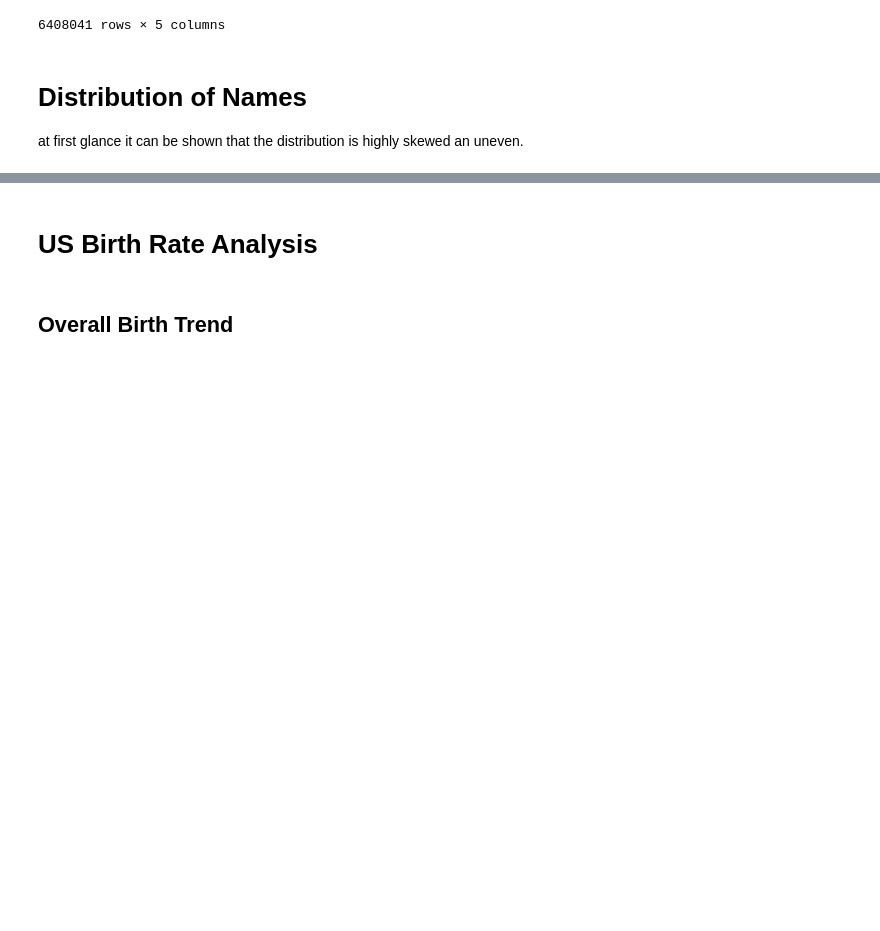
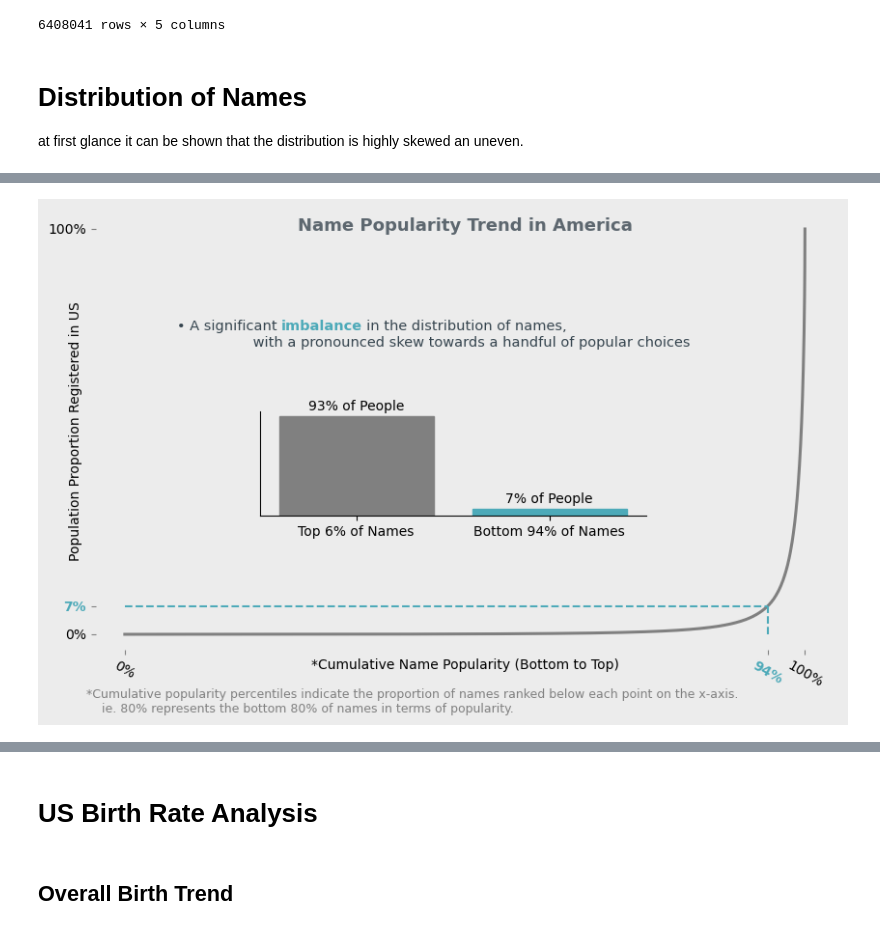
Before and after one commit to numanwaziri/NamingPatterns-Analysis, a Jupyter notebook: Analysis.ipynb, the cells around one changed output, grey strips where cells are left out. Saved outputs shown, nothing was run; the diff lists cells and outputs as text; code cells hidden in the pictures; blank space fills up the shorter version.

```diff
--- a/Analysis.ipynb
+++ b/Analysis.ipynb
@@ -230,2 +158,74 @@ ax4.text(0.04, 0.01, note, transform=fig.transFigure,
+# %%
+def transform_data(df):
+    return df.groupby("Name").Births.sum().sort_values(ascending=False)
+
+def plot_line(ax, data, topN, names,ppl, accent_color):
+# Line Plot
+    ax.set_facecolor('none')
+    sns.despine(left=True,bottom=True,ax=ax)
+    data.sort_values().cumsum().plot(color='grey',ax=ax,lw=2.2)
+    ax.set_xlabel("*Cumulative Name Popularity (Bottom to Top)",labelpad=-24)
+    ax.set_ylabel("Population Proportion Registered in US",labelpad=-26)
+    plt.setp([ax.get_xticklabels()[1],ax.get_yticklabels()[1]], color=accent_color,weight='bold')
+    x,y = ax.lines[0].get_data()
+    bottom_ppl = x[-1]-topN
+    ax.set_xticks([x[0],bottom_ppl,x[-1]],['0%',f'{100-names}%',"100%"],rotation=-30)
+    ax.set_yticks([y[0],y[bottom_ppl],y[-1]],['0%',f'{100-ppl}%',"100%"])
+    ax.hlines(y[bottom_ppl],xmin=0,xmax=bottom_ppl,ls='dashed',color=accent_color)
+    ax.vlines(bottom_ppl,ymin=0,ymax=y[bottom_ppl],ls='dashed',color=accent_color)
+    ax.tick_params(axis='both',direction='in',color="grey")
+
+def plot_barplot(ax, data, names, ppl,accent_color):
+    ax.set(xticks=[], yticks=[])
+    TopNames = (1 - (100 - names) / 100)
+    top = data.nlargest(int(len(data) * TopNames))
+    bottom = data.nsmallest(len(data) - int(len(data) * TopNames))
+    df2 = pd.Series([(top.sum() / data.sum()) * 100, (bottom.sum() / data.sum()) * 100],
+                    [f"Top {names}% of Names", f"Bottom {100 - names}% of Names"])
+    sns.despine(ax=ax)
+    sns.barplot(pd.DataFrame(df2).T, ax=ax)
+
+    for i, patch in enumerate(ax.patches):
+        x = patch.get_x() + (patch.get_width() / 2)
+        y = patch.get_height()
+        t = f"{ppl}% of People" if i == 0 else f"{100 - ppl}% of People"
+        color = "grey" if i == 0 else accent_color
+        ax.text(x, y + 6, t, ha='center')
+        patch.set_color(color)
+
+def annotate_plots(ax, title,accent_color):
+    ax.text(2.5e3, 2.5e8, "• A significant                    in the distribution of names,\n     "\
+            "            with a pronounced skew towards a handful of popular choices",
+            fontsize=10.5, ha='left', va='top', color="#36454F")
+
+    ax.text(7.5e3, 2.5e8, "imbalance", fontsize=10.5, ha='left', va='top', color=accent_color, weight='bold')
+
+    ax.text(0.5, 0.96, title, size=13, weight='bold', color="#5D676F",
+        ha='center', va='center', transform=ax.transAxes)
+
+    note = """*Cumulative popularity percentiles indicate the proportion of names ranked below each point on the x-axis.
+    ie. 80% represents the bottom 80% of names in terms of popularity."""
+    ax.text(0.12, 0.005, note, transform=ax.figure.transFigure, ha='left', va='bottom', fontsize=9, color='grey')
+
+
+
+def create_plot(df,accent_color = "#4DAAB9",title="Name Popularity Trend in America"):
+    data = transform_data(df)
+    topN=1800
+    names = int(round((topN/len(data)),2)*100)
+    ppl = int((data.nlargest(topN).sum()/data.sum()).round(2)*100)
+
+    fig, ax = plt.subplots(figsize=(10, 6), facecolor="#ECECEC")
+    plot_line(ax, data, topN, names, ppl, accent_color)
+
+    ax2 = fig.add_axes([0.3, 0.35, 0.4, 0.18], facecolor='none')
+    plot_barplot(ax2, data, names, ppl,accent_color)
+    annotate_plots(ax,title,accent_color)
+    return fig
+
+
+create_plot(df);
+# %% [output]
+[figure, added]
 # %% [markdown]
 ## Baby Names and the <span style="color: #ff6347;">Power Law Distribution</span>
```
Also changed, not shown: parts of 20 cells of this notebook.
